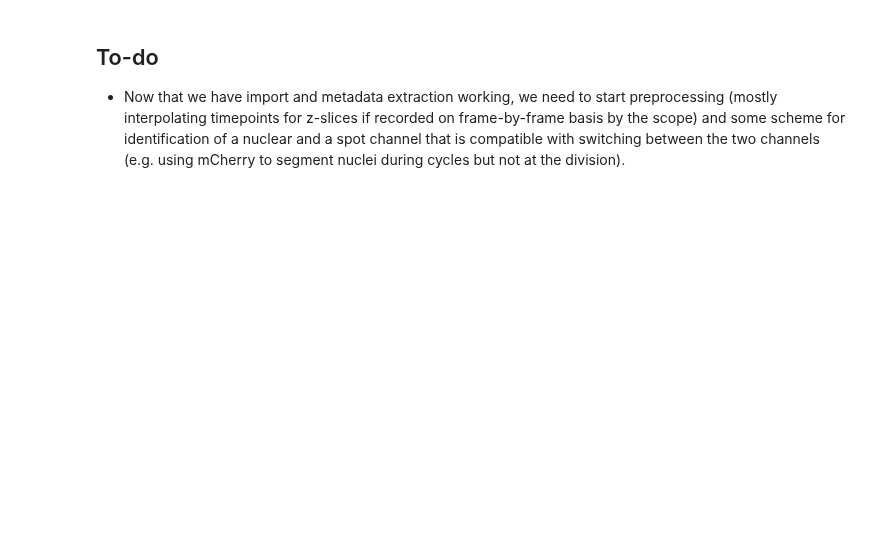
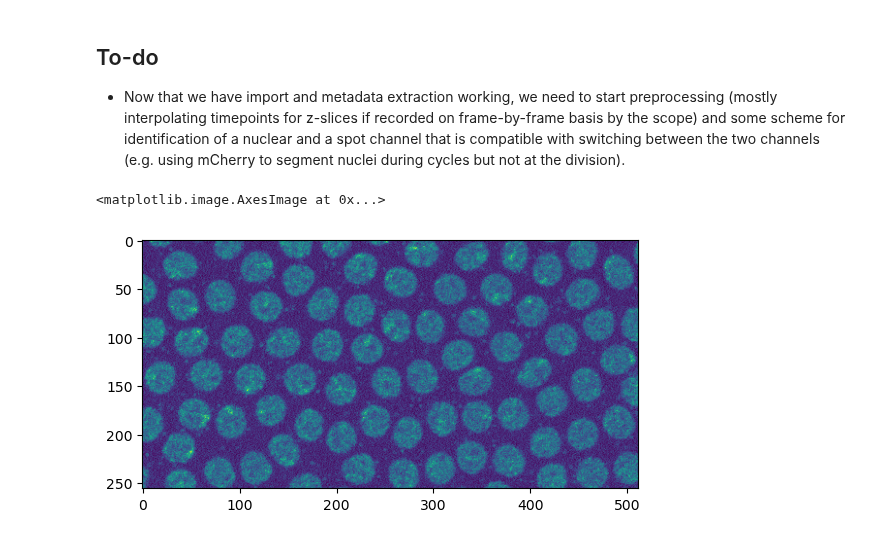
Before and after one commit to GarciaLab/transcription_pipeline, a Jupyter notebook: test.ipynb, the cells around one changed output. Saved outputs shown, nothing was run; the diff lists cells and outputs as text; code cells hidden in the pictures; blank space fills up the shorter version.

```diff
--- a/test.ipynb
+++ b/test.ipynb
@@ -13,0 +22,7 @@ export_test = im.import_save_dataset(name_folder, trim_series)
+# %%
+nuclear_channel = channels_full_dataset[1]
+# %%
+plt.imshow(nuclear_channel[40][12])
+# %% [output]
+<matplotlib.image.AxesImage at 0x...>
+[figure, added]
```
Also changed, not shown: parts of 11 cells of this notebook, 2 other files.
